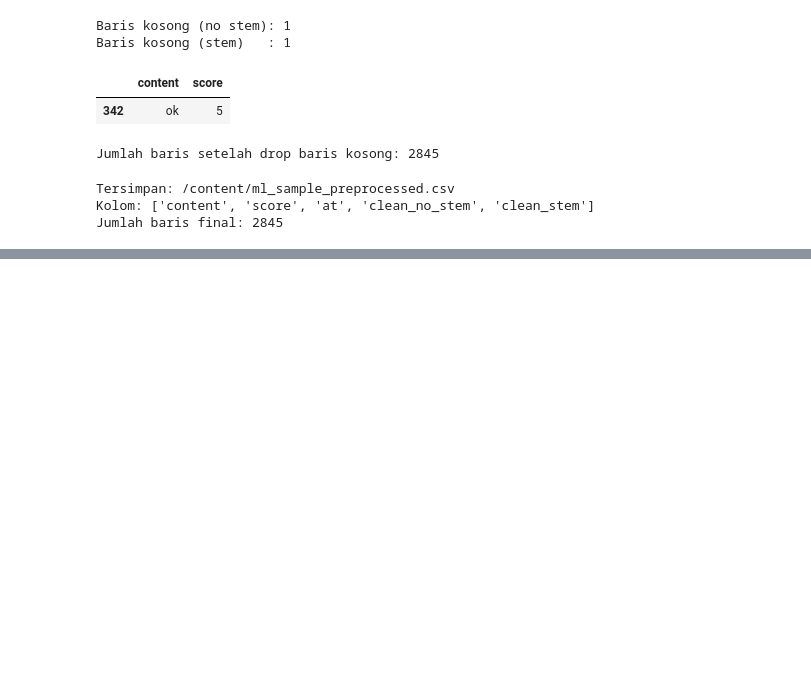
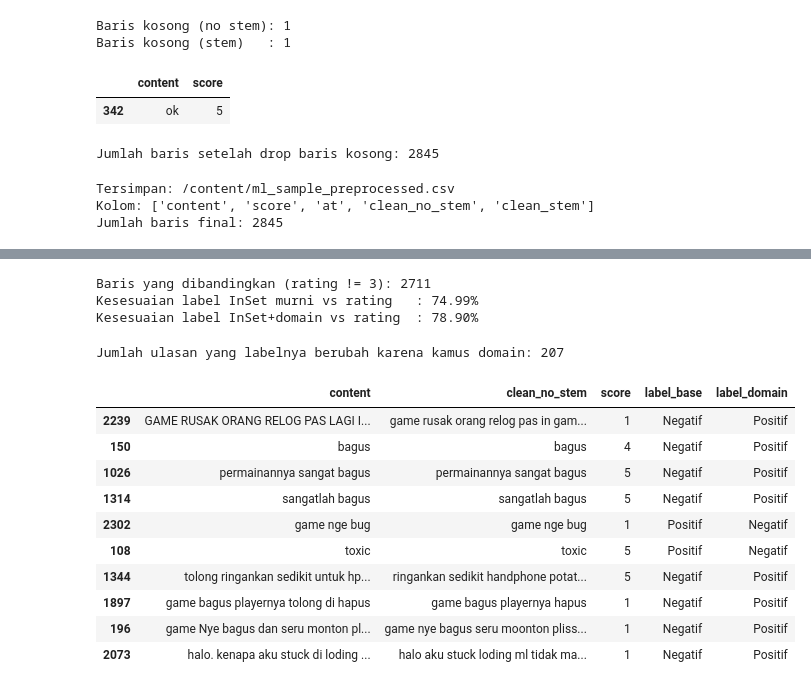
Before and after one commit to briliananugra/mobile-legends-sentiment-analysis, a Jupyter notebook: mobile_legends_sentiment_analysis.ipynb, the cells around one changed output, grey strips where cells are left out. Cells and saved outputs as stored; diff of their text form; code cells hidden in the pictures; blank space fills up the shorter version.

```diff
--- a/mobile_legends_sentiment_analysis.ipynb
+++ b/mobile_legends_sentiment_analysis.ipynb
@@ -266,0 +269,15 @@ Jumlah baris final: 2845
+# %%
+import pandas as pd
+
+url = "https://raw.githubusercontent.com/briliananugra/mobile-legends-sentiment-analysis/main/data/ml_sample_preprocessed.csv"
+df = pd.read_csv(url)
+print("Jumlah baris:", len(df))
+print("Kolom:", list(df.columns))
+
+# InSet Lexicon (Koto & Rahmaningtyas, 2017) — 3.609 kata positif, 6.609 kata negatif, bobot -5 s.d. +5
+!wget -q "https://raw.githubusercontent.com/fajri91/InSet/master/positive.tsv" -O positive.tsv
+!wget -q "https://raw.githubusercontent.com/fajri91/InSet/master/negative.tsv" -O negative.tsv
+
+pos = pd.read_csv("positive.tsv", sep="\t")
+neg = pd.read_csv("negative.tsv", sep="\t")
+print("Kata positif:", len(pos), "| Kata negatif:", len(neg))
@@ -266,0 +342,11 @@ Jumlah baris final: 2845
+# %%
+df["skor_base"] = df["clean_no_stem"].apply(lambda t: score_text(t, base_lexicon))
+df["label_base"] = df.apply(lambda r: label_from_score(r["skor_base"], r["score"]), axis=1)
+
+df["skor_domain"] = df["clean_no_stem"].apply(lambda t: score_text(t, full_lexicon))
+df["label_domain"] = df.apply(lambda r: label_from_score(r["skor_domain"], r["score"]), axis=1)
+
+print("=== Distribusi label (InSet murni) ===")
+print(df["label_base"].value_counts())
+print("\n=== Distribusi label (InSet + kamus domain) ===")
+print(df["label_domain"].value_counts())
@@ -266,0 +365,32 @@ Jumlah baris final: 2845
+# %%
+# label referensi kasar dari rating bintang (skor 3 dikecualikan karena ambigu)
+df_ref = df[df["score"] != 3].copy()
+df_ref["label_rating"] = df_ref["score"].apply(lambda s: "Positif" if s >= 4 else "Negatif")
+
+agree_base = (df_ref["label_base"] == df_ref["label_rating"]).mean()
+agree_domain = (df_ref["label_domain"] == df_ref["label_rating"]).mean()
+
+print(f"Baris yang dibandingkan (rating != 3): {len(df_ref)}")
+print(f"Kesesuaian label InSet murni vs rating   : {agree_base:.2%}")
+print(f"Kesesuaian label InSet+domain vs rating  : {agree_domain:.2%}")
+# %% [output]
+Baris yang dibandingkan (rating != 3): 2711
+Kesesuaian label InSet murni vs rating   : 74.99%
+Kesesuaian label InSet+domain vs rating  : 78.90%
+# %%
+beda = df[df["label_base"] != df["label_domain"]][["content", "clean_no_stem", "score", "label_base", "label_domain"]]
+print(f"Jumlah ulasan yang labelnya berubah karena kamus domain: {len(beda)}")
+beda.sample(min(10, len(beda)), random_state=42)
+# %% [output]
+Jumlah ulasan yang labelnya berubah karena kamus domain: 207
+|  | content | clean_no_stem | score | label_base | label_domain |
+| 2239 | GAME RUSAK ORANG RELOG PAS LAGI I... | game rusak orang relog pas in gam... | 1 | Negatif | Positif |
+| 150 | bagus | bagus | 4 | Negatif | Positif |
+| 1026 | permainannya sangat bagus | permainannya sangat bagus | 5 | Negatif | Positif |
+| 1314 | sangatlah bagus | sangatlah bagus | 5 | Negatif | Positif |
+| 2302 | game nge bug | game nge bug | 1 | Positif | Negatif |
+| 108 | toxic | toxic | 5 | Positif | Negatif |
+| 1344 | tolong ringankan sedikit untuk hp... | ringankan sedikit handphone potat... | 5 | Negatif | Positif |
+| 1897 | game bagus playernya tolong di hapus | game bagus playernya hapus | 1 | Negatif | Positif |
+| 196 | game Nye bagus dan seru monton pl... | game nye bagus seru moonton pliss... | 1 | Negatif | Positif |
+| 2073 | halo. kenapa aku stuck di loding ... | halo aku stuck loding ml tidak ma... | 1 | Negatif | Positif |
```
Also changed, not shown: parts of 6 cells of this notebook.
